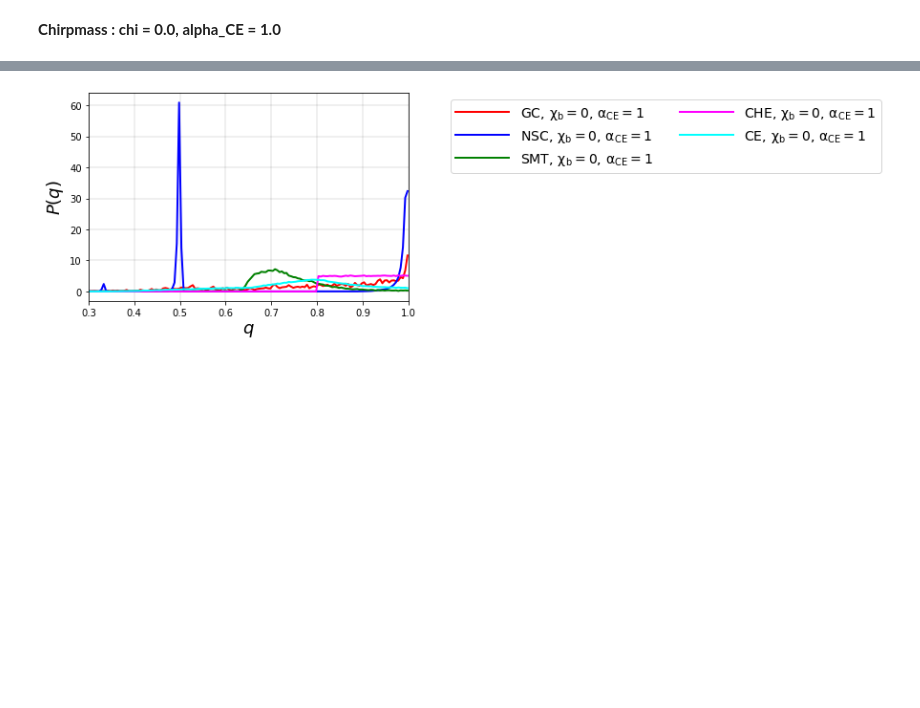
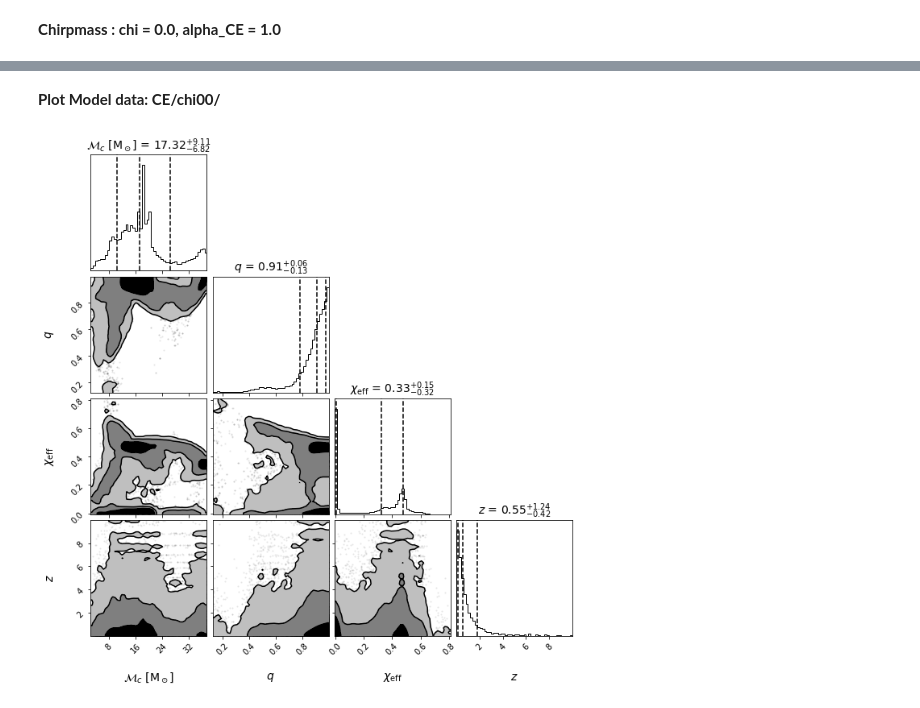
Before and after one commit to Sayantani04/ICTS_GW_2022, a Jupyter notebook: forming_merging_binaries/model_param_overplots.ipynb, the cells around one changed output, grey strips where cells are left out. Cells and saved outputs as stored; diff of their text form; code cells hidden in the pictures; blank space fills up the shorter version.

```diff
--- a/forming_merging_binaries/model_param_overplots.ipynb
+++ b/forming_merging_binaries/model_param_overplots.ipynb
@@ -151,22 +127,13 @@ q_CE_chi00_y  = q_CE_chi00_y /np.sum(dx * q_CE_chi00_y)
-# %%
-plt.plot(q_x, q_GC_chi00_y, label=r'$\mathrm{GC,\,\chi_b=0,\,\alpha_{CE}=1}$',
-         lw=2, color='red')
-plt.plot(q_x, q_NSC_chi00_y, label=r'$\mathrm{NSC,\,\chi_b=0,\,\alpha_{CE}=1}$',
-         lw=2, color='blue')
-plt.plot(q_x, q_SMT_chi00_y, label=r'$\mathrm{SMT,\,\chi_b=0,\,\alpha_{CE}=1}$',
-         lw=2, color='green')
-plt.plot(q_x, q_CHE_chi00_y, label=r'$\mathrm{CHE,\,\chi_b=0,\,\alpha_{CE}=1}$',
-         lw=2, color='magenta')
-plt.plot(q_x, q_CE_chi00_y, label=r'$\mathrm{CE,\,\chi_b=0,\,\alpha_{CE}=1}$',
-         lw=2, color='cyan')
-plt.legend(ncol=2, fontsize=14,  handlelength=4, loc='upper right',bbox_to_anchor =(2.5,1) )
-
-plt.xlim(0.3,1)
-
-plt.xlabel(r'$q$',fontsize=18)
-plt.ylabel(r'$P(q)$',fontsize=18 )
-
-#plt.grid(color='grey', linestyle='dotted', linewidth=1)
-plt.grid(b=True, axis='both', alpha=0.6, color='k', linestyle='solid', linewidth=0.2)
-# %% [output]
-[figure, removed]
+# %% [markdown]
+**Plot Model data: CE/chi00/**
+# %%
+plist_samples = models(filename,key='CE/chi00/alpha02')
+corner_kwargs = dict(bins=50, smooth=0.9, label_kwargs=dict(fontsize=14),
+            title_kwargs=dict(fontsize=14),show_titles=True, color='k', quantiles=[0.16, 0.5, 0.84],
+            levels = (0.5, 0.9, 0.99), fill_contours=True,max_n_ticks=5)
+
+labels_plist = [r'$\mathcal{M}_c\ [\mathrm{M}_\odot]$', r'$q$', r'$\chi_{\rm eff}$', r'$z$']
+
+plot_CE_chi00_alpha02=corner.corner(plist_samples, labels=labels_plist,**corner_kwargs)
+# %% [output]
+[figure, added]
```
Also changed, not shown: parts of 15 cells of this notebook.
